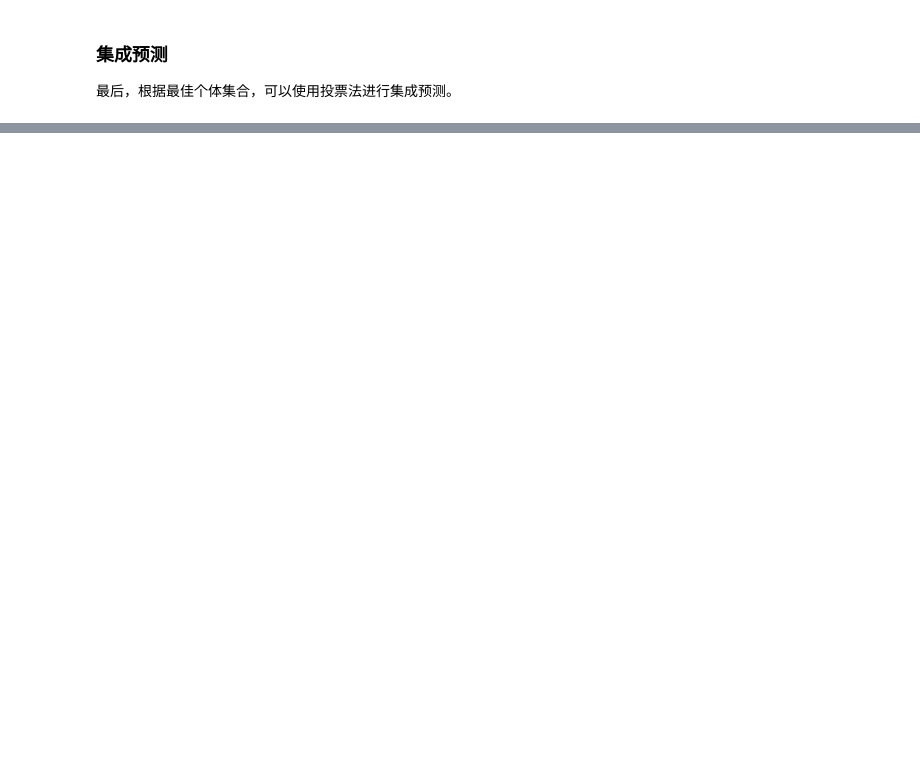
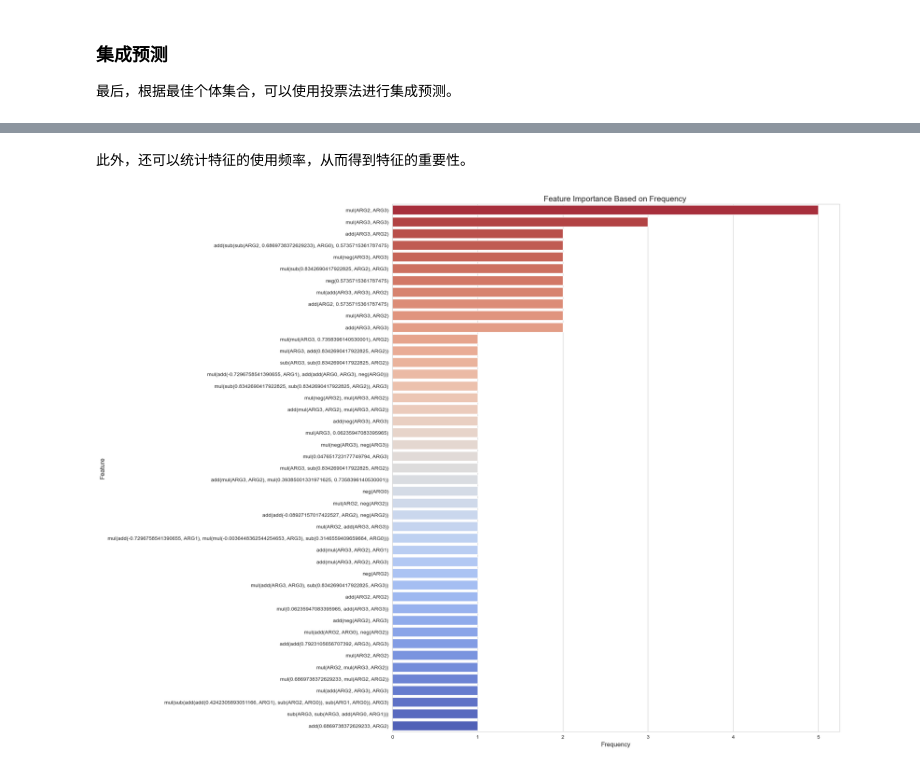
Before and after one commit to hengzhe-zhang/DEAP-GP-Tutorial, a Jupyter notebook: application/ensemble-learning.ipynb, the cells around one changed output, grey strips where cells are left out. Cells and saved outputs as stored; diff of their text form; code cells hidden in the pictures; blank space fills up the shorter version.

```diff
--- a/application/ensemble-learning.ipynb
+++ b/application/ensemble-learning.ipynb
@@ -171 +168,35 @@ Individual: ['add(ARG2, mul(ARG3, ARG2))', 'sub(ARG0, ARG0)', 'neg(ARG0)']
 Ensemble prediction: [0 0 0 0 0]
+# %% [markdown]
+此外，还可以统计特征的使用频率，从而得到特征的重要性。
+# %%
+
+from collections import defaultdict
+import pandas as pd
+import seaborn as sns
+import matplotlib.pyplot as plt
+
+
+feature_frequency = defaultdict(int)
+
+for individual in hof:
+    for tree in individual:
+        feature_frequency[str(tree)]+=1
+
+features_df = pd.DataFrame(list(feature_frequency.items()), columns=["Feature", "Frequency"])
+
+# 对特征按照频率进行排序
+features_df.sort_values("Frequency", ascending=False, inplace=True)
+
+# 绘制特征重要性图
+plt.figure(figsize=(20, 15))
+palette = sns.color_palette("coolwarm", len(features_df))[::-1]
+sns.barplot(x="Frequency", y="Feature", data=features_df, palette=palette)
+plt.title("Feature Importance Based on Frequency ", fontsize=15)
+plt.xlabel("Frequency", fontsize=12)
+plt.ylabel("Feature", fontsize=12)
+plt.xticks(fontsize=10)
+plt.yticks(fontsize=10)
+plt.tight_layout()
+plt.show()
+# %% [output]
+[figure, added]
```
Also changed, not shown: parts of 6 cells of this notebook, 1 other file.
